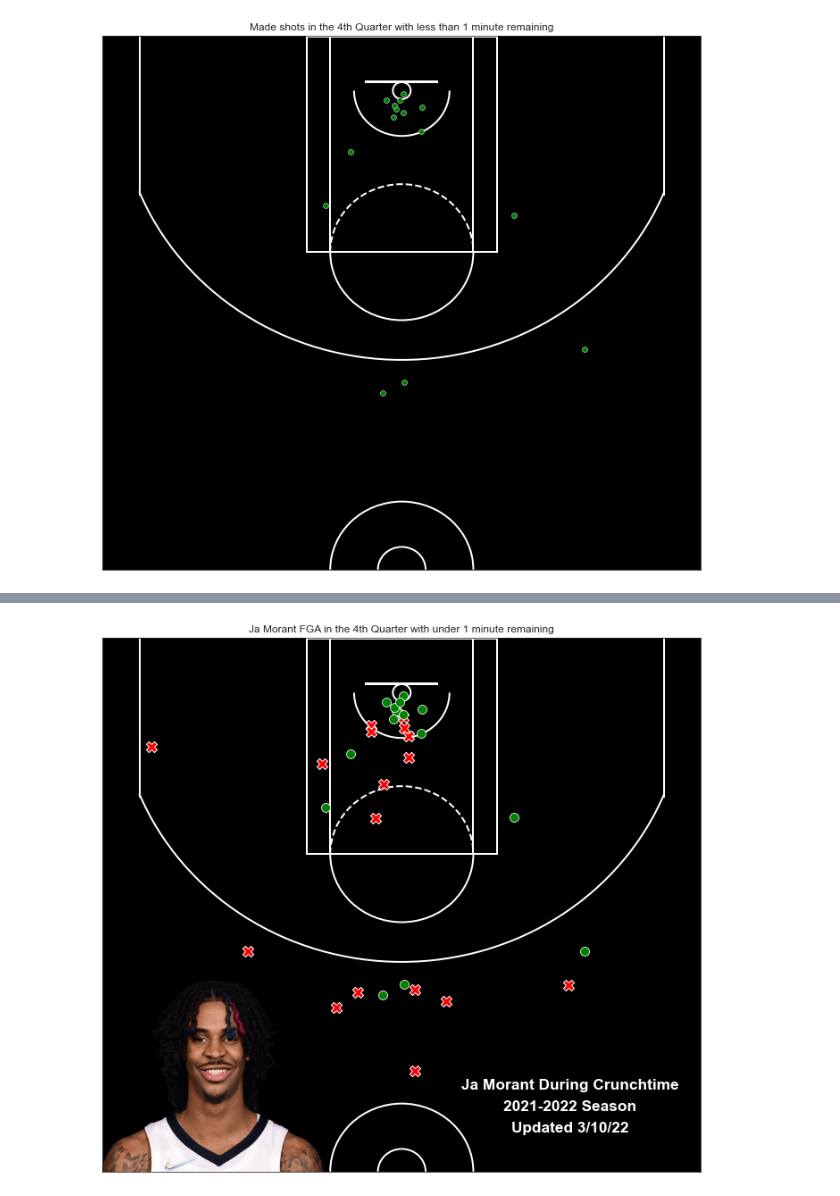
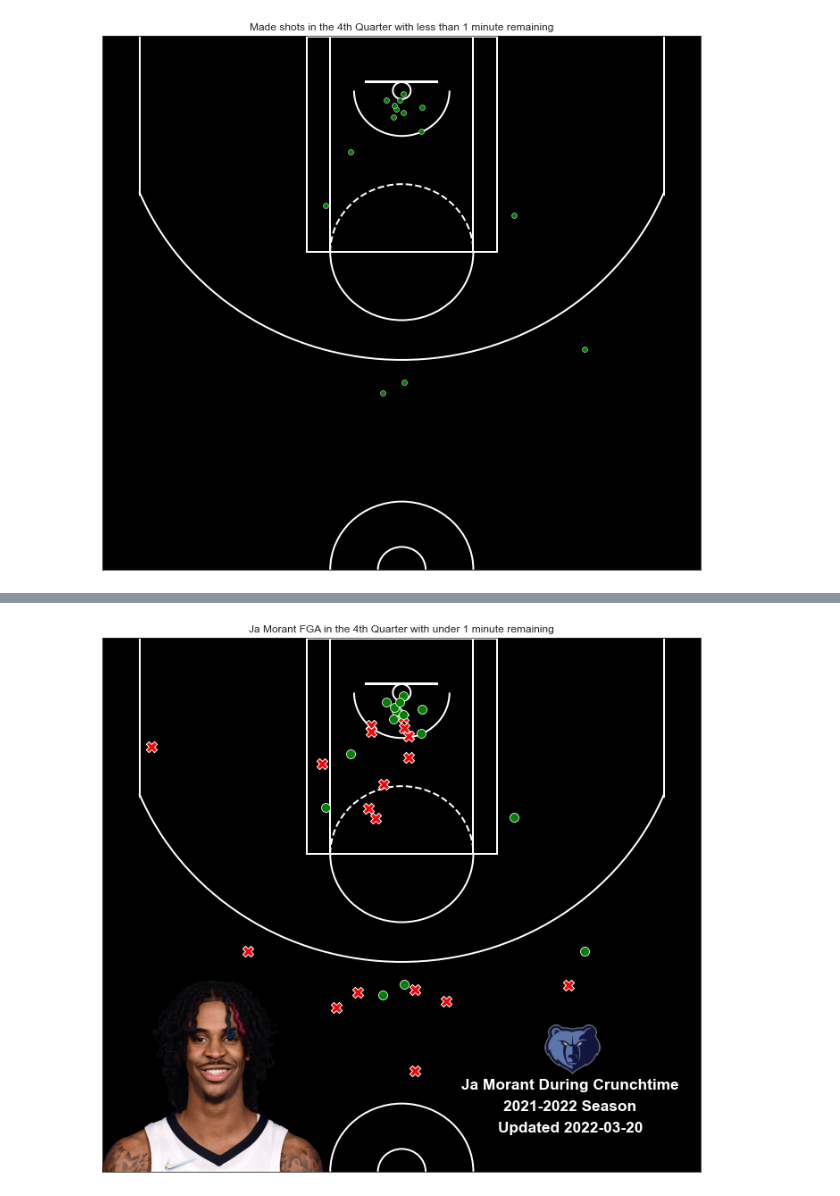
Before and after one commit to AlexFaux/shot_chart, a Jupyter notebook: Shot Chart.ipynb, the cells around one changed output, grey strips where cells are left out. Cells and saved outputs as stored; diff of their text form; code cells hidden in the pictures.

```diff
--- a/Shot Chart.ipynb
+++ b/Shot Chart.ipynb
@@ -1,9 +1,7 @@
 # %%
 #import packages
 from nba_api.stats.static import players
-player_dict = players.get_players()
-from nba_api.stats.static import teams
-teams = teams.get_teams()
+players = players.get_players()
 from nba_api.stats.static import teams
 teams = teams.get_teams()
 from nba_api.stats.endpoints import shotchartdetail
@@ -14,27 +12,30 @@ import seaborn as sns
 import matplotlib.pyplot as plt
 import matplotlib.font_manager as fm
 from matplotlib.patches import Circle, Rectangle, Arc, ConnectionPatch
-import numpy as np
 from scipy.stats import binned_statistic_2d
-import seaborn as sns
 from bokeh.plotting import figure
 from math import pi
 import urllib.request
+from datetime import date
+# %%
+players_df = pd.DataFrame.from_dict(players)
+teams_df = pd.DataFrame.from_dict(teams)
 # %%
-#LEBRON JAMES
-#player_id=2544
-#team_id=1610612747
+player = 'Ja Morant'
+team = 'Memphis Grizzlies'
 
-#JA MORANT
-player_id=1629630
-team_id=1610612763
+player_id = players_df.loc[players_df.full_name == player, 'id'].reset_index(drop=True).iloc[0].astype(str)
+team_id = teams_df.loc[teams_df.full_name == team, 'id'].iloc[0].astype(str)
+team_abb = teams_df.loc[teams_df.full_name == team, 'abbreviation'].iloc[0]
+
 
 shot_detail = shotchartdetail.ShotChartDetail(player_id=player_id,
-              team_id=team_id, context_measure_simple = 'FGA',
-              season_type_all_star='Regular Season')
+                                              team_id=team_id,
+                                              context_measure_simple = 'FGA',
+                                              season_type_all_star='Regular Season')
+
 shot_df = shot_detail.get_data_frames()[0]
-shot_df = shot_df[shot_df["GAME_DATE"].between('20211020', '20220308', inclusive='both')]
-player_name = shot_df['PLAYER_NAME'].iloc[0]
+shot_df = shot_df[shot_df["GAME_DATE"].between('20211020', '99999999', inclusive='both')]
 shot_df
 # %% [output]
 |  | GRID_TYPE | GAME_ID | GAME_EVENT_ID | PLAYER_ID | PLAYER_NAME | TEAM_ID | TEAM_NAME | PERIOD | ... |
@@ -212,28 +205,33 @@ get_player_img(player_id)
 # %%
+today = date.today()
+today = str(today)
+
 sns.set_style("white")
 sns.set_color_codes()
 plt.figure(figsize=(12,11))
-img = plt.imread(str(player_id)+'.png')
+player_img = plt.imread(player_id + '.png')
+team_img = plt.imread(team_abb + ".png")
 
 draw_background(outer_lines=False, color='black')
 
-plt.imshow(img, extent=[-260, -50, 250, 423], aspect ='auto', origin='lower',zorder=2)
+plt.imshow(player_img, extent=[-260, -50, 250, 423], aspect ='auto', origin='lower',zorder=2)
+plt.imshow(team_img, extent=[118, 168, 290, 340], aspect='auto', origin='lower', zorder=1)
 
 sns.scatterplot(x='LOC_X', y='LOC_Y', data = quarter4missclutch, color='red', marker='X', s=150, zorder = 2).set(xlabel=None, ylabel=None, title=player_name+' '+'FGA in the 4th Quarter with under 1 minute remaining')
 sns.scatterplot(x='LOC_X', y='LOC_Y', data = quarter4makeclutch, color='green', s=100, zorder = 2).set(xlabel=None, ylabel=None)
 
 plt.text(50,350, player_name+' '+'During Crunchtime', size='xx-large', color='white', weight='extra bold',
          bbox=dict(facecolor='lightblue', alpha=0))
 plt.text(85,369, "2021-2022 Season", size='xx-large', color='white', weight='extra bold',
          bbox=dict(facecolor='lightblue', alpha=0))
-plt.text(92,388, "Updated 3/10/22", size='xx-large', color='white', weight='extra bold',
+plt.text(81,388, "Updated " + today, size='xx-large', color='white', weight='extra bold',
          bbox=dict(facecolor='lightblue', alpha=0))
 
 draw_court(outer_lines=False, color="white")
 
 plt.xlim(-251,250.5)
 plt.ylim(422.5, -48.5)
 plt.tick_params(labelbottom=False, labelleft=False)
 plt.show()
 # %% [output]
-[figure, old version]
+[figure, new version]
```
Also changed, not shown: parts of 5 cells of this notebook, 1 other file.
